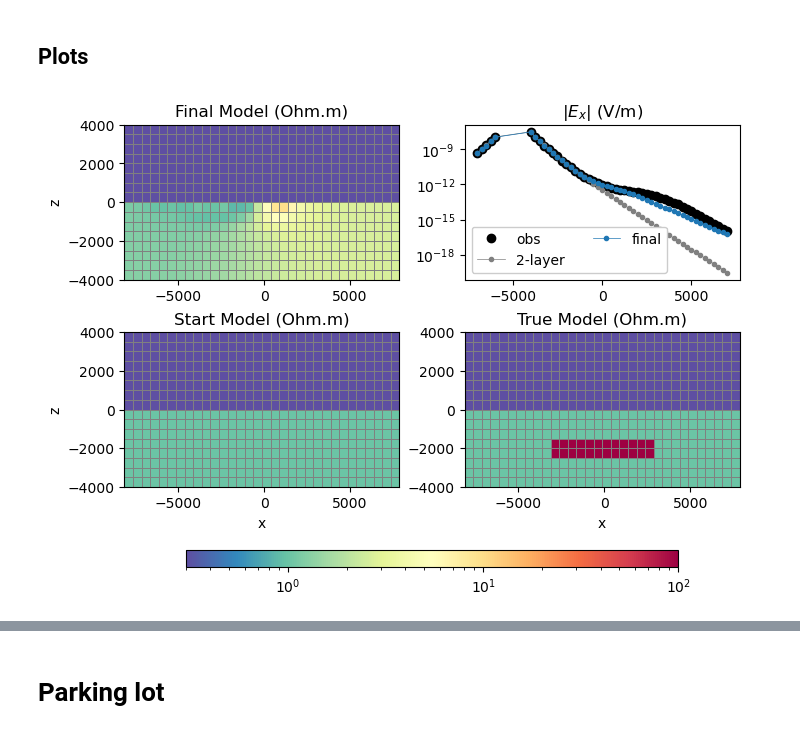
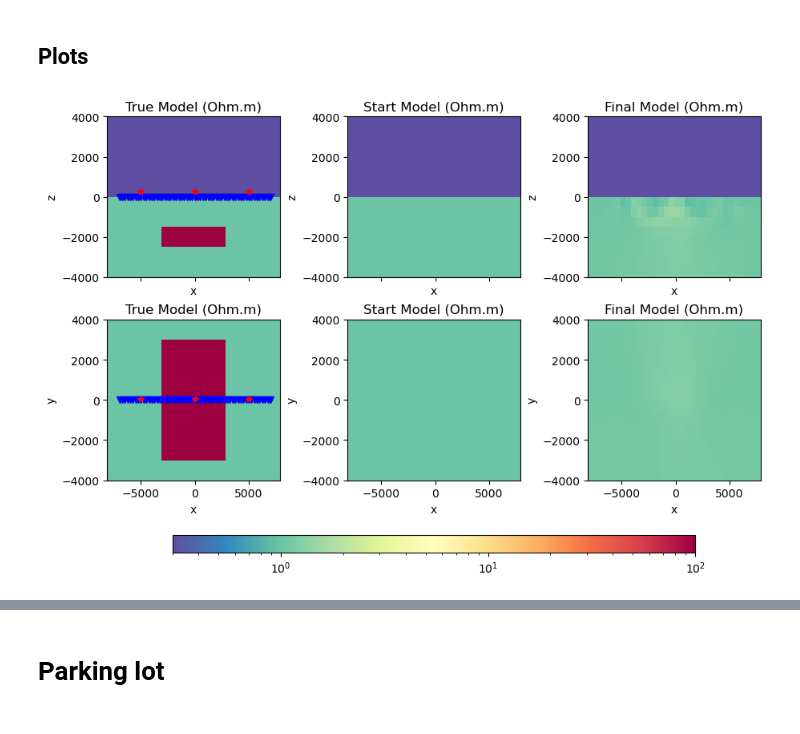
Before and after one commit to prisae/dev-pygimli-emg3d, a Jupyter notebook: DevInv.ipynb, the cells around one changed output, grey strips where cells are left out. Saved outputs shown, nothing was run; the diff lists cells and outputs as text; code cells hidden in the pictures.

```diff
--- a/DevInv.ipynb
+++ b/DevInv.ipynb
@@ -56,7 +48,7 @@ Model: conductivity; isotropic; 32 x 16 x 16 (8,192)
 # %%
 # For dev-purposes, we only select one source
 # [for dev-purposes it is also a very simple model]
-inp_survey = inp_survey.select(sources='TxED-1')
+#inp_survey = inp_survey.select(sources='TxED-1')
 inp_survey
 # %% [output]
 :: Survey ::
@@ -80,7 +72,7 @@ sim = emg3d.simulations.Simulation(
     survey=inp_survey,
     model=con_model,
     gridding='same',  # I would like to make that more flexible in the future
-    max_workers=4,    # Adjust as needed
+    max_workers=6,    # Adjust as needed
     receiver_interpolation='linear',  # Currently necessary for the gradient
     #solver_opts={'plain': True, 'maxit': 1},  # Just for dev-purpose
     #solver_opts={'tol': 1e-4},                # Just for dev-purpose
@@ -216,11 +208,13 @@ INV = pg.Inversion(fop=fop, verbose=True, debug=True)
 INV.setRegularization(0, limits=(0.001, 2), startModel=1)
 INV.setRegularization(1, limits=(3, 4), startModel=3.33) # , single=True)
 # %%
+%%time
+
 fop.obs_errors[fop.obs_errors > 0.5] = 1e8
 errmodel = INV.run(
     dataVals=fop.obs_data,
     relativeError=fop.obs_errors,
-    maxIter=4, # just to test
+    #maxIter=1, # just to test
     lam=1,
     verbose=True,
     #startModel=...,
@@ -266,45 +260,54 @@ sim.survey.data['inv'] = sim.survey.data.observed.copy(data=idata)
 sim.clean('computed')
 sim.model = inp_data['model']
 sim.compute()  # <- puts it into 'synthetic'
+# %%
+# Store final model as model to be saved with the simulation
+sim.model = emg3d.Model(inp_grid, np.array(INV.model), mapping='Conductivity')
+#sim.to_file('Simulation.h5')
 # %%
-popts = {'edgecolors': 'grey', 'linewidth': 0.5, 'cmap':'Spectral_r','norm':LogNorm(vmin=0.3, vmax=100)}
-opts = {'v_type': 'CC', 'normal': 'Y', 'pcolor_opts': popts}
+popts1 = {'cmap':'Spectral_r','norm':LogNorm(vmin=0.3, vmax=100)}
+popts2 = {'edgecolors': 'grey', 'linewidth': 0.5, 'cmap':'Spectral_r','norm':LogNorm(vmin=0.3, vmax=100)}
+opts = {'v_type': 'CC', 'normal': 'Y'}
 
-fig, axs = plt.subplots(2, 2, figsize=(7, 5), constrained_layout=True)
-(ax1, ax2), (ax3, ax4) = axs
+rec_coords = sim.survey.receiver_coordinates()
+src_coords = sim.survey.source_coordinates()
+
+fig, axs = plt.subplots(2, 3, figsize=(9, 6), constrained_layout=True, sharex=True, sharey='col')
+(ax1, ax2, ax3), (ax4, ax5, ax6) = axs
+
+# True model
+out1, = inp_grid.plot_slice(inp_data['true_model'].property_x.ravel('F'), ax=ax1, pcolor_opts=popts1, **opts)
+ax1.set_title(f"True Model (Ohm.m)")
+ax1.plot(rec_coords[0], rec_coords[1], 'bv')
+ax1.plot(src_coords[0], src_coords[1], 'r*')
+
+# Start model
+out2, = inp_grid.plot_slice(inp_data['model'].property_x.ravel('F'), ax=ax2, pcolor_opts=popts1, **opts)
+ax2.set_title(f"Start Model (Ohm.m)")
 
 # Final inversion model
-out1, = inp_grid.plot_slice(1/np.array(INV.model), ax=ax1, **opts)
-ax1.set_title(f"Final Model (Ohm.m)")
-ax1.set_xlabel('')
+out3, = inp_grid.plot_slice(1/sim.model.property_x.ravel('F'), ax=ax3, pcolor_opts=popts1, **opts)
+ax3.set_title(f"Final Model (Ohm.m)")
+
+opts['normal'] = 'Z'
+opts['ind'] = 4
+
+# True model
+out4, = inp_grid.plot_slice(inp_data['true_model'].property_x.ravel('F'), ax=ax4, pcolor_opts=popts1, **opts)
+ax4.set_title(f"True Model (Ohm.m)")
+ax4.plot(rec_coords[0], rec_coords[2], 'bv')
+ax4.plot(src_coords[0], src_coords[2], 'r*')
 
 # Start model
-out3, = inp_grid.plot_slice(inp_data['model'].property_x.ravel('F'), ax=ax3, **opts)
-ax3.set_title(f"Start Model (Ohm.m)")
+out5, = inp_grid.plot_slice(inp_data['model'].property_x.ravel('F'), ax=ax5, pcolor_opts=popts1, **opts)
+ax5.set_title(f"Start Model (Ohm.m)")
 
-# True model
-out4, = inp_grid.plot_slice(inp_data['true_model'].property_x.ravel('F'), ax=ax4, **opts)
-ax4.set_title(f"True Model (Ohm.m)")
-ax4.set_ylabel('')
+# Final inversion model
+out6, = inp_grid.plot_slice(1/sim.model.property_x.ravel('F'), ax=ax6, pcolor_opts=popts1, **opts)
+ax6.set_title(f"Final Model (Ohm.m)")
 
-# Data
-obs = sim.data.observed
-syn = sim.data.inv
-syn.data[~np.isfinite(obs.data)] = np.nan+1j*np.nan
-two = sim.data.synthetic
-two.data[~np.isfinite(obs.data)] = np.nan+1j*np.nan
-rec_coords = inp_survey.receiver_coordinates()
-
-for i, src in enumerate(inp_survey.sources.keys()):
-    ax2.plot(rec_coords[0], abs(obs.loc[src, :, :].data), "ko", label='obs' if i == 0 else '')
-    ax2.plot(rec_coords[0], abs(two.loc[src, :, :].data), ".-", c='.5', lw=0.5, label='2-layer' if i == 0 else '')
-    ax2.plot(rec_coords[0], abs(syn.loc[src, :, :].data), f"C{i}.-", lw=0.5, label='final' if i == 0 else '')
-
-ax2.set_yscale('log')
-ax2.legend(ncol=2, framealpha=1)
-ax2.set_title('$|E_x|$ (V/m)')
-
-plt.colorbar(out1, ax=axs, orientation='horizontal', fraction=.1, shrink=.8, aspect=30);
+plt.colorbar(out1, ax=axs, orientation='horizontal', fraction=.1, shrink=.8, aspect=30)
+plt.savefig('ModelFit-7x7.png', dpi=300)
 # %% [output]
-[figure, old version]
+[figure, new version]
 # %%
```
Also changed, not shown: parts of 7 cells of this notebook, 4 other files.
